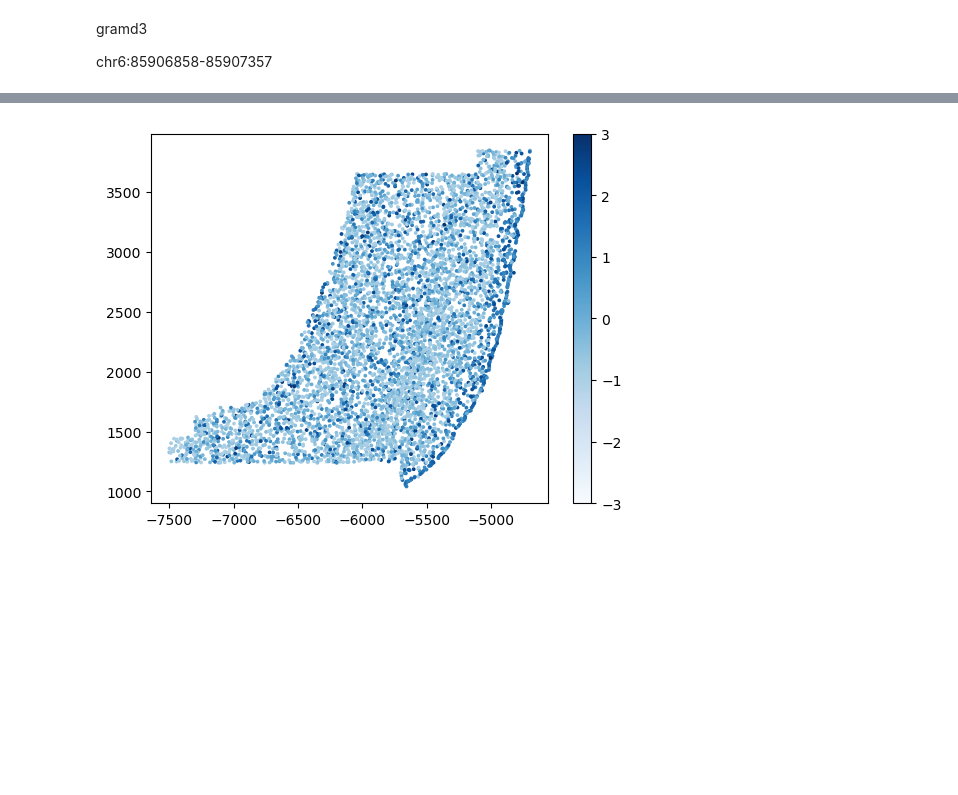
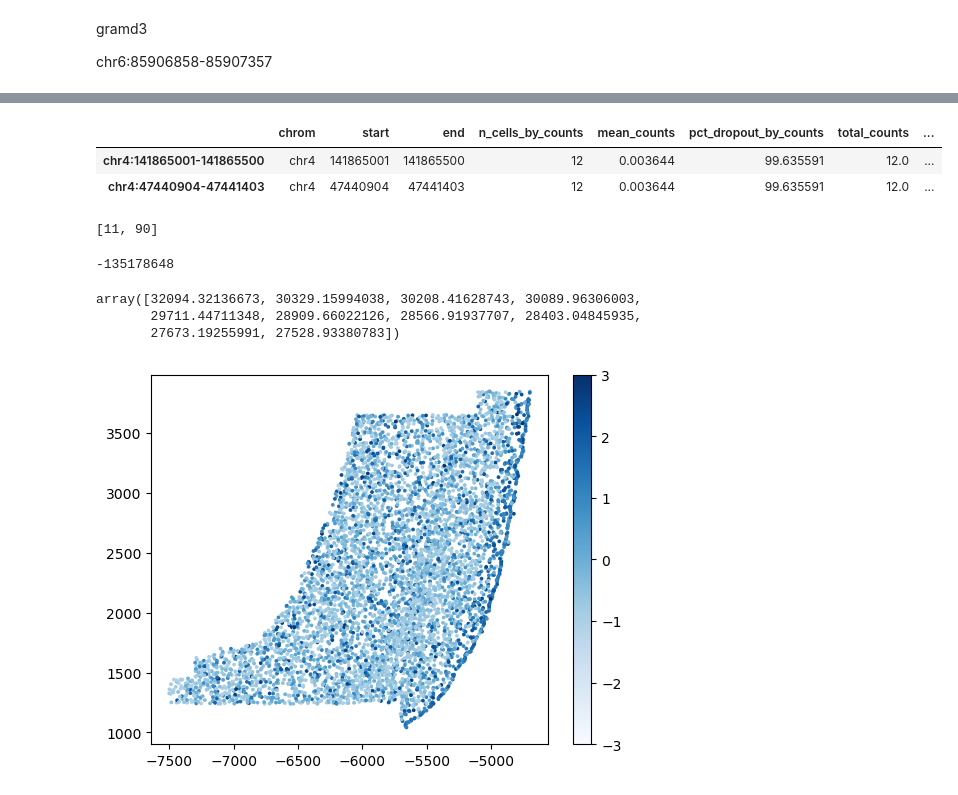
Before and after one commit to l-reich/spatial-chromatin-variability, a Jupyter notebook: src/Descart/Gene-peak_interaction_detection.ipynb, the cells around one changed output, grey strips where cells are left out. Drawn from its saved outputs; the diff is of its cells as text; code cells hidden in the pictures; blank space fills up the shorter version.

```diff
--- a/src/Descart/Gene-peak_interaction_detection.ipynb
+++ b/src/Descart/Gene-peak_interaction_detection.ipynb
@@ -397,0 +494,10 @@ chr6:85906858-85907357
+# %%
+# Get top 100 correlated peaks for robustness
+tox_peaks_chr4 = atac_20000.var.iloc[tox_peaks]
+chr4_peaks = tox_peaks_chr4[tox_peaks_chr4['chrom'] == 'chr4']
+# %%
+chr4_peaks
+# %% [output]
+|  | chrom | start | end | n_cells_by_counts | mean_counts | pct_dropout_by_counts | total_counts | ... |
+| chr4:141865001-141865500 | chr4 | 141865001 | 141865500 | 12 | 0.003644 | 99.635591 | 12.0 | ... |
+| chr4:47440904-47441403 | chr4 | 47440904 | 47441403 | 12 | 0.003644 | 99.635591 | 12.0 | ... |
@@ -398,3 +506,17 @@ chr6:85906858-85907357
+# %%
+tox_positions_in_top_peaks
+# %% [output]
+[11, 90]
+# %%
+6686353-141865001
+# %% [output]
+-135178648
+# %%
+g_p_similarity[gene_idx, top_peaks]
+# %% [output]
+array([32094.32136673, 30329.15994038, 30208.41628743, 30089.96306003,
+       29711.44711348, 28909.66022126, 28566.91937707, 28403.04845935,
+       27673.19255991, 27528.93380783])
 # %%
 accs = expr_2000.X[:,index[0]]
 coord_x = np.array(atac_20000.obsm['spatial'][:,0])
```
Also changed, not shown: parts of 27 cells of this notebook, 1 other file.
